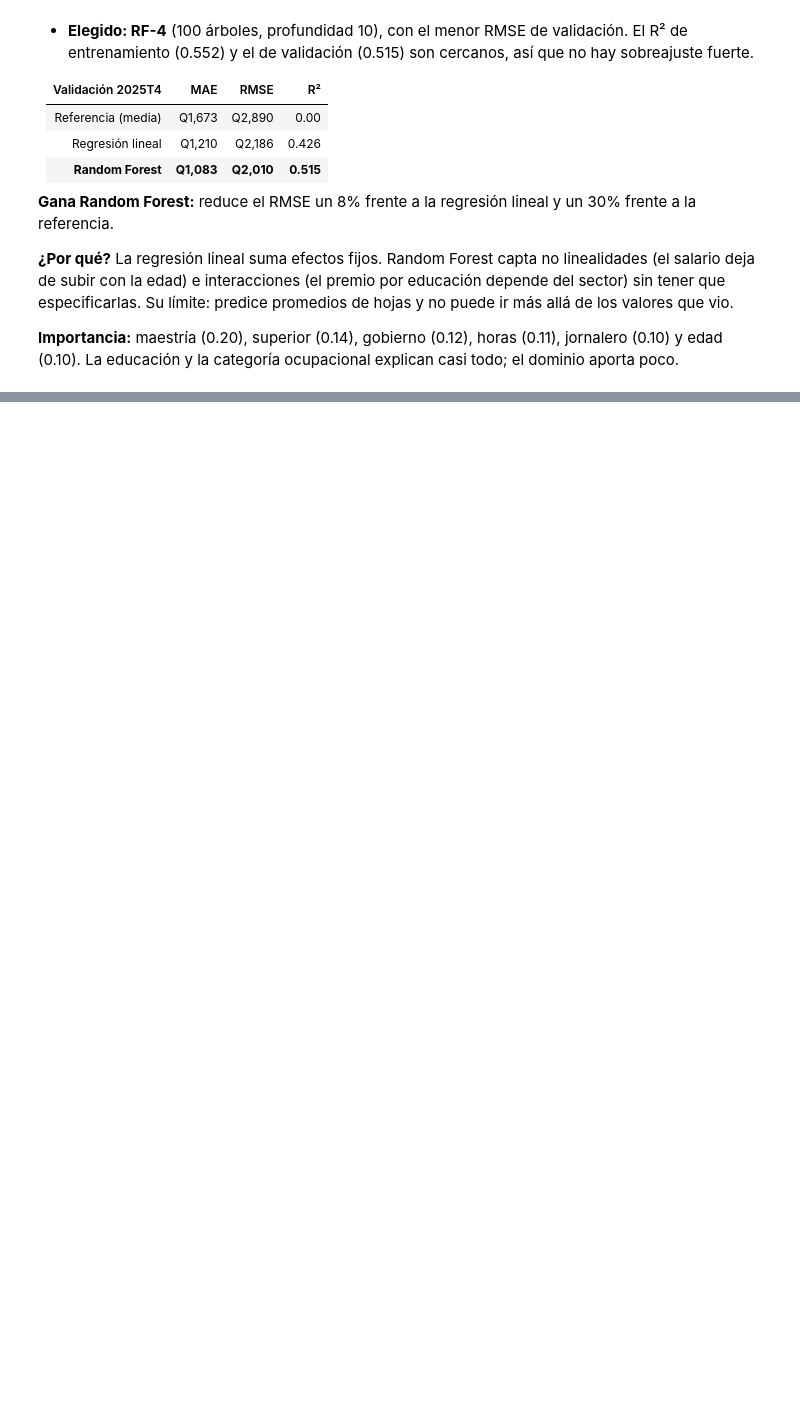
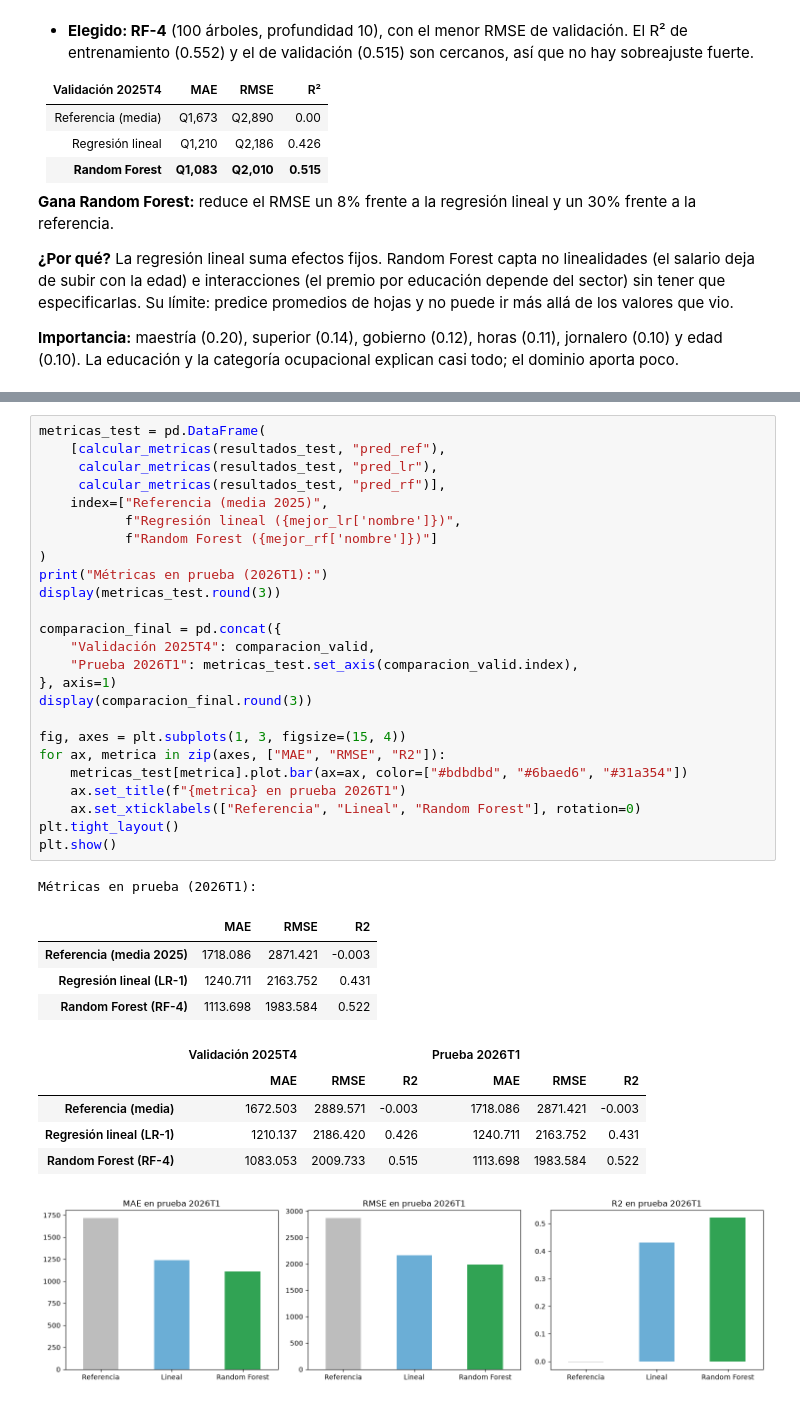
Before and after one commit to tismajo/CC3084-Laboratorio7, a Jupyter notebook: Laboratorio7.ipynb, the cells around one changed output, grey strips where cells are left out. Saved outputs shown, nothing was run; the diff lists cells and outputs as text; blank space fills up the shorter version.

```diff
--- a/Laboratorio7.ipynb
+++ b/Laboratorio7.ipynb
@@ -2449,0 +2501,37 @@ el dominio aporta poco.
+# %%
+metricas_test = pd.DataFrame(
+    [calcular_metricas(resultados_test, "pred_ref"),
+     calcular_metricas(resultados_test, "pred_lr"),
+     calcular_metricas(resultados_test, "pred_rf")],
+    index=["Referencia (media 2025)",
+           f"Regresión lineal ({mejor_lr['nombre']})",
+           f"Random Forest ({mejor_rf['nombre']})"]
+)
+print("Métricas en prueba (2026T1):")
+display(metricas_test.round(3))
+
+comparacion_final = pd.concat({
+    "Validación 2025T4": comparacion_valid,
+    "Prueba 2026T1": metricas_test.set_axis(comparacion_valid.index),
+}, axis=1)
+display(comparacion_final.round(3))
+
+fig, axes = plt.subplots(1, 3, figsize=(15, 4))
+for ax, metrica in zip(axes, ["MAE", "RMSE", "R2"]):
+    metricas_test[metrica].plot.bar(ax=ax, color=["#bdbdbd", "#6baed6", "#31a354"])
+    ax.set_title(f"{metrica} en prueba 2026T1")
+    ax.set_xticklabels(["Referencia", "Lineal", "Random Forest"], rotation=0)
+plt.tight_layout()
+plt.show()
+# %% [output]
+Métricas en prueba (2026T1):
+|  | MAE | RMSE | R2 |
+| Referencia (media 2025) | 1718.086 | 2871.421 | -0.003 |
+| Regresión lineal (LR-1) | 1240.711 | 2163.752 | 0.431 |
+| Random Forest (RF-4) | 1113.698 | 1983.584 | 0.522 |
+|  | Validación 2025T4 |  |  | Prueba 2026T1 |  |  |
+|  | MAE | RMSE | R2 | MAE | RMSE | R2 |
+| Referencia (media) | 1672.503 | 2889.571 | -0.003 | 1718.086 | 2871.421 | -0.003 |
+| Regresión lineal (LR-1) | 1210.137 | 2186.420 | 0.426 | 1240.711 | 2163.752 | 0.431 |
+| Random Forest (RF-4) | 1083.053 | 2009.733 | 0.515 | 1113.698 | 1983.584 | 0.522 |
+[figure, added]
```
Also changed, not shown: parts of 3 cells of this notebook.
